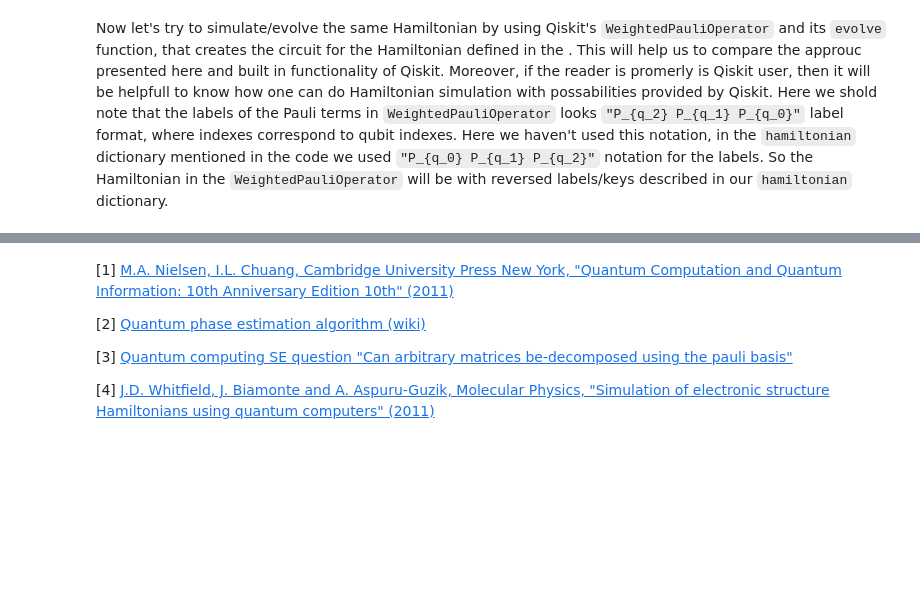
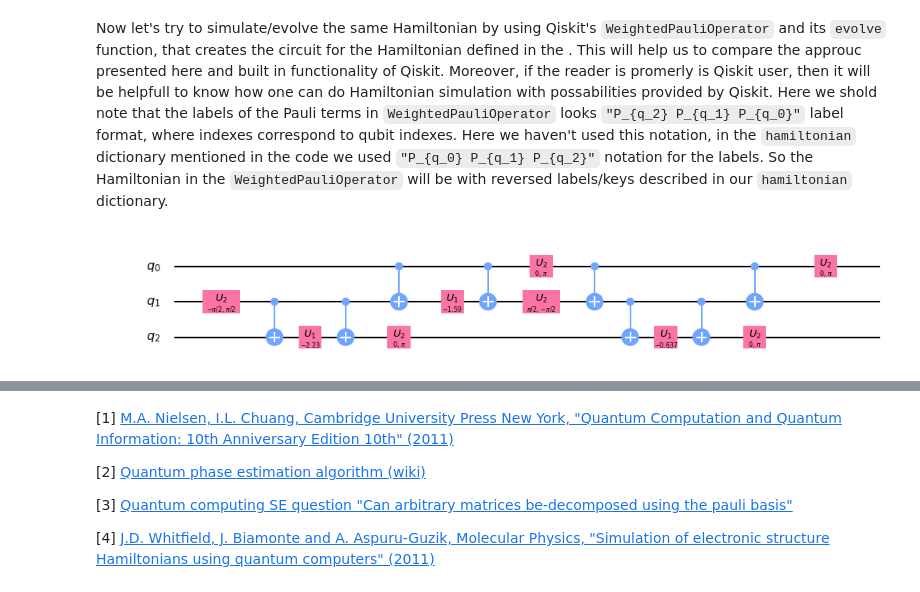
Before and after one commit to DavitKhach/quantum-algorithms-tutorials, a Jupyter notebook: Hamiltonian_simulation.ipynb, the cells around one changed output, grey strips where cells are left out. Cells and saved outputs as stored; diff of their text form; code cells hidden in the pictures; blank space fills up the shorter version.

Commit message:
comparison with Qiskit's evolve method

```diff
--- a/Hamiltonian_simulation.ipynb
+++ b/Hamiltonian_simulation.ipynb
@@ -335,3 +336,18 @@ control_circuit.draw(output="mpl")
 [figure]
 # %% [markdown]
 Now let's try to simulate/evolve the same Hamiltonian by using Qiskit's `WeightedPauliOperator` and its `evolve` function, that creates the circuit for the Hamiltonian defined in the . This will help us to compare the approuc presented here and built in functionality of Qiskit. Moreover, if the reader is promerly is Qiskit user, then it will be helpfull to know how one can do Hamiltonian simulation with possabilities provided by Qiskit. Here we shold note that the labels of the Pauli terms in `WeightedPauliOperator` looks `"P_{q_2} P_{q_1} P_{q_0}"` label format, where indexes correspond to qubit indexes. Here we haven't used this notation, in the `hamiltonian` dictionary mentioned in the code we used `"P_{q_0} P_{q_1} P_{q_2}"` notation for the labels. So the Hamiltonian in the `WeightedPauliOperator` will be with reversed labels/keys described in our `hamiltonian` dictionary.
+# %%
+from qiskit.aqua.operators import WeightedPauliOperator
+pauli_dict = {
+        'paulis': [{"coeff": {"imag": 0.0, "real": 2}, "label": "XZX"},
+                   {"coeff": {"imag": 0.0, "real": 5}, "label": "IYZ"},
+                   {"coeff": {"imag": 0.0, "real": 7}, "label": "ZYI"}
+                   ]
+}
+hamiltonian = WeightedPauliOperator.from_dict(pauli_dict)
+qiskit_evolve_circuit = QuantumCircuit(quantum_register)
+qiskit_evolve_circuit = hamiltonian.evolve(quantum_registers=quantum_register, evo_time=-1/(2*np.pi))
+qiskit_evolve_circuit = transpile(qiskit_evolve_circuit, basis_gates=['u1', 'u2', 'u3', 'cx'])
+qiskit_evolve_circuit.draw(output="mpl")
+# %% [output]
+[figure, added]
```
Also changed, not shown: parts of 4 cells of this notebook.
